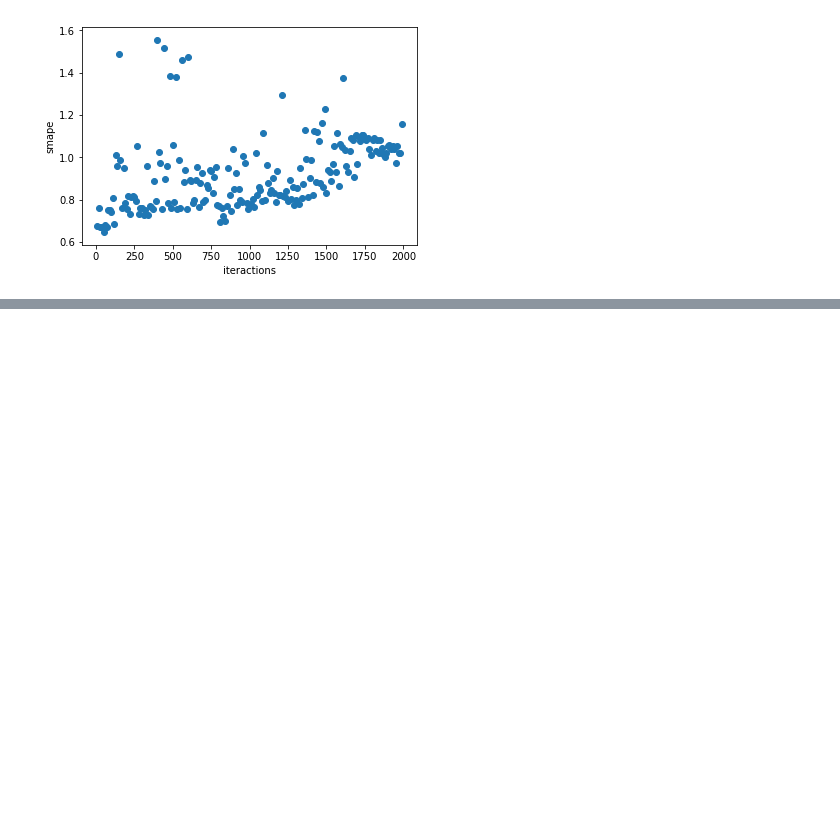
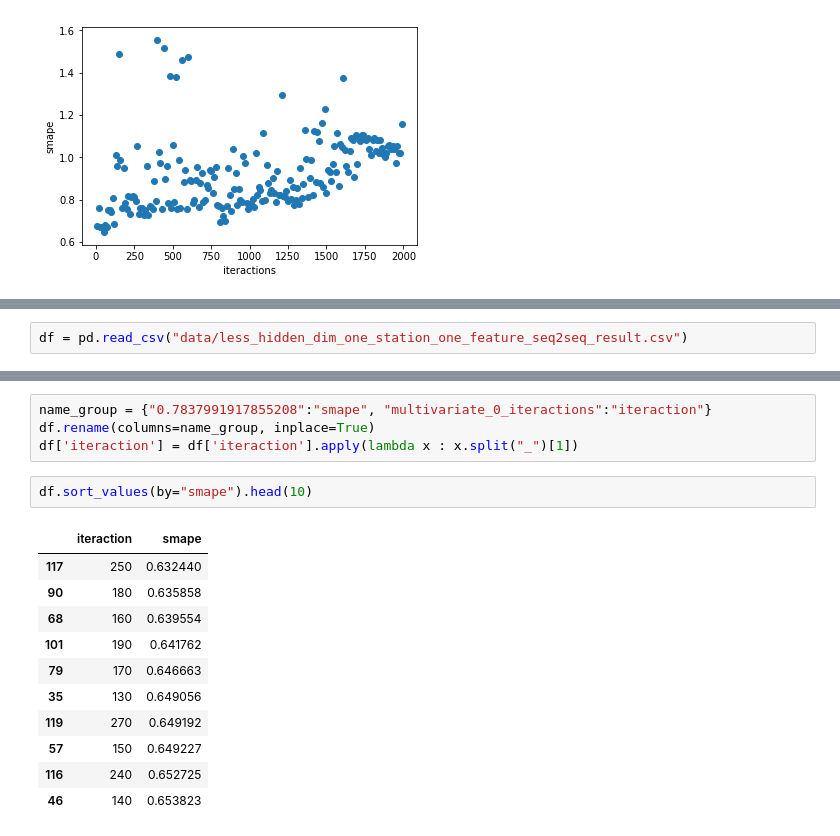
Before and after one commit to txytju/air-quality-prediction, a Jupyter notebook: hyper_parameters_tuning.ipynb, the cells around one changed output, grey strips where cells are left out. Drawn from its saved outputs; the diff is of its cells as text; blank space fills up the shorter version.

```diff
--- a/hyper_parameters_tuning.ipynb
+++ b/hyper_parameters_tuning.ipynb
@@ -156,0 +211,2 @@ plt.ylabel("smape")
+# %%
+df = pd.read_csv("data/less_hidden_dim_one_station_one_feature_seq2seq_result.csv")
@@ -156,0 +222,18 @@ plt.ylabel("smape")
+# %%
+name_group = {"0.7837991917855208":"smape", "multivariate_0_iteractions":"iteraction"}
+df.rename(columns=name_group, inplace=True)
+df['iteraction'] = df['iteraction'].apply(lambda x : x.split("_")[1])
+# %%
+df.sort_values(by="smape").head(10)
+# %% [output]
+|  | iteraction | smape |
+| 117 | 250 | 0.632440 |
+| 90 | 180 | 0.635858 |
+| 68 | 160 | 0.639554 |
+| 101 | 190 | 0.641762 |
+| 79 | 170 | 0.646663 |
+| 35 | 130 | 0.649056 |
+| 119 | 270 | 0.649192 |
+| 57 | 150 | 0.649227 |
+| 116 | 240 | 0.652725 |
+| 46 | 140 | 0.653823 |
```
Also changed, not shown: parts of 17 cells of this notebook, 1 other file.
